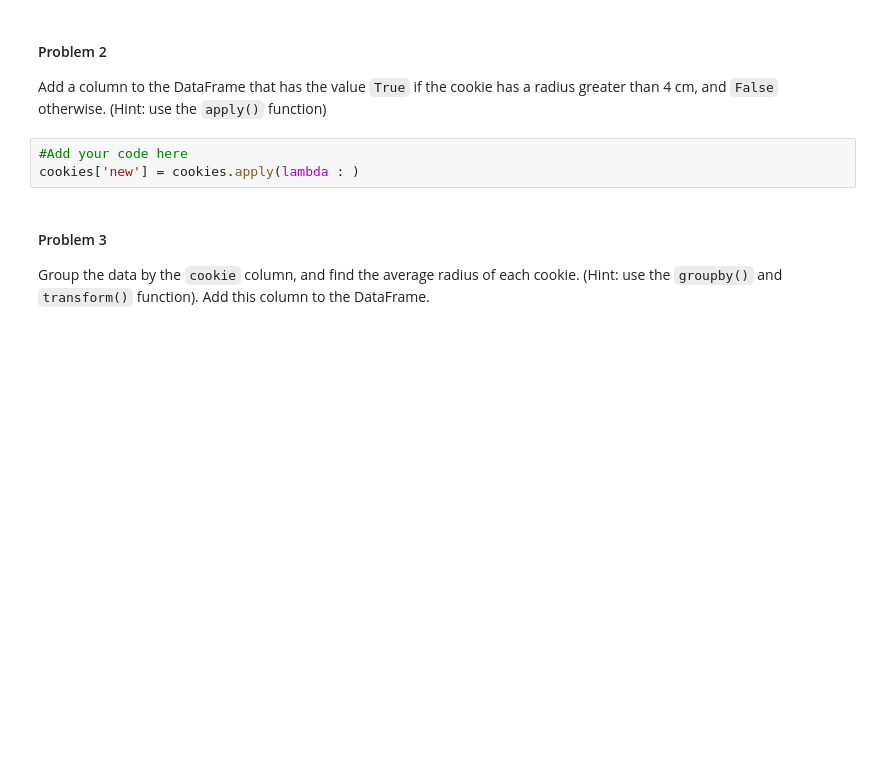
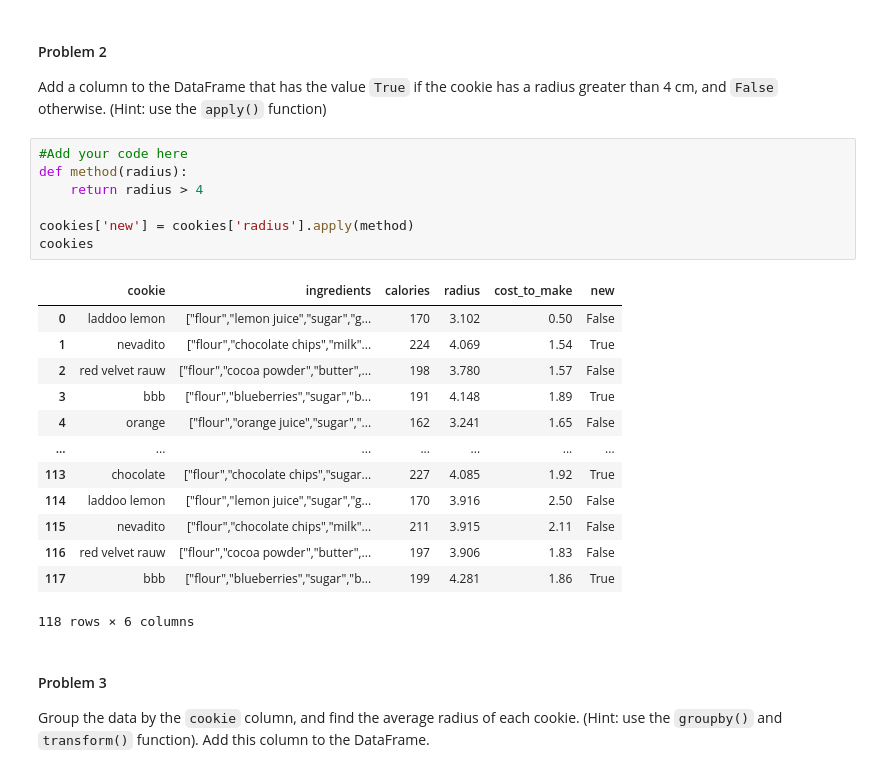
Before and after one commit to gallettilance/CS506-Spring2023, a Jupyter notebook: labs/02-lab/lab02.ipynb, the cells around one changed output. Cells and saved outputs as stored; diff of their text form; blank space fills up the shorter version.

```diff
--- a/labs/02-lab/lab02.ipynb
+++ b/labs/02-lab/lab02.ipynb
@@ -407,7 +406,25 @@ cookies.shape[0]
 Add a column to the DataFrame that has the value `True` if the cookie has a radius greater than 4 cm, and `False` otherwise. (Hint: use the `apply()` function)
 # %%
 #Add your code here
-cookies['new'] = cookies.apply(lambda : )
+def method(radius):
+    return radius > 4
+
+cookies['new'] = cookies['radius'].apply(method)
+cookies
+# %% [output]
+|  | cookie | ingredients | calories | radius | cost_to_make | new |
+| 0 | laddoo lemon | ["flour","lemon juice","sugar","g... | 170 | 3.102 | 0.50 | False |
+| 1 | nevadito | ["flour","chocolate chips","milk"... | 224 | 4.069 | 1.54 | True |
+| 2 | red velvet rauw | ["flour","cocoa powder","butter",... | 198 | 3.780 | 1.57 | False |
+| 3 | bbb | ["flour","blueberries","sugar","b... | 191 | 4.148 | 1.89 | True |
+| 4 | orange | ["flour","orange juice","sugar","... | 162 | 3.241 | 1.65 | False |
+| ... | ... | ... | ... | ... | ... | ... |
+| 113 | chocolate | ["flour","chocolate chips","sugar... | 227 | 4.085 | 1.92 | True |
+| 114 | laddoo lemon | ["flour","lemon juice","sugar","g... | 170 | 3.916 | 2.50 | False |
+| 115 | nevadito | ["flour","chocolate chips","milk"... | 211 | 3.915 | 2.11 | False |
+| 116 | red velvet rauw | ["flour","cocoa powder","butter",... | 197 | 3.906 | 1.83 | False |
+| 117 | bbb | ["flour","blueberries","sugar","b... | 199 | 4.281 | 1.86 | True |
+118 rows × 6 columns
 # %% [markdown]
 #### Problem 3
 
```
Also changed, not shown: parts of 18 cells of this notebook.
